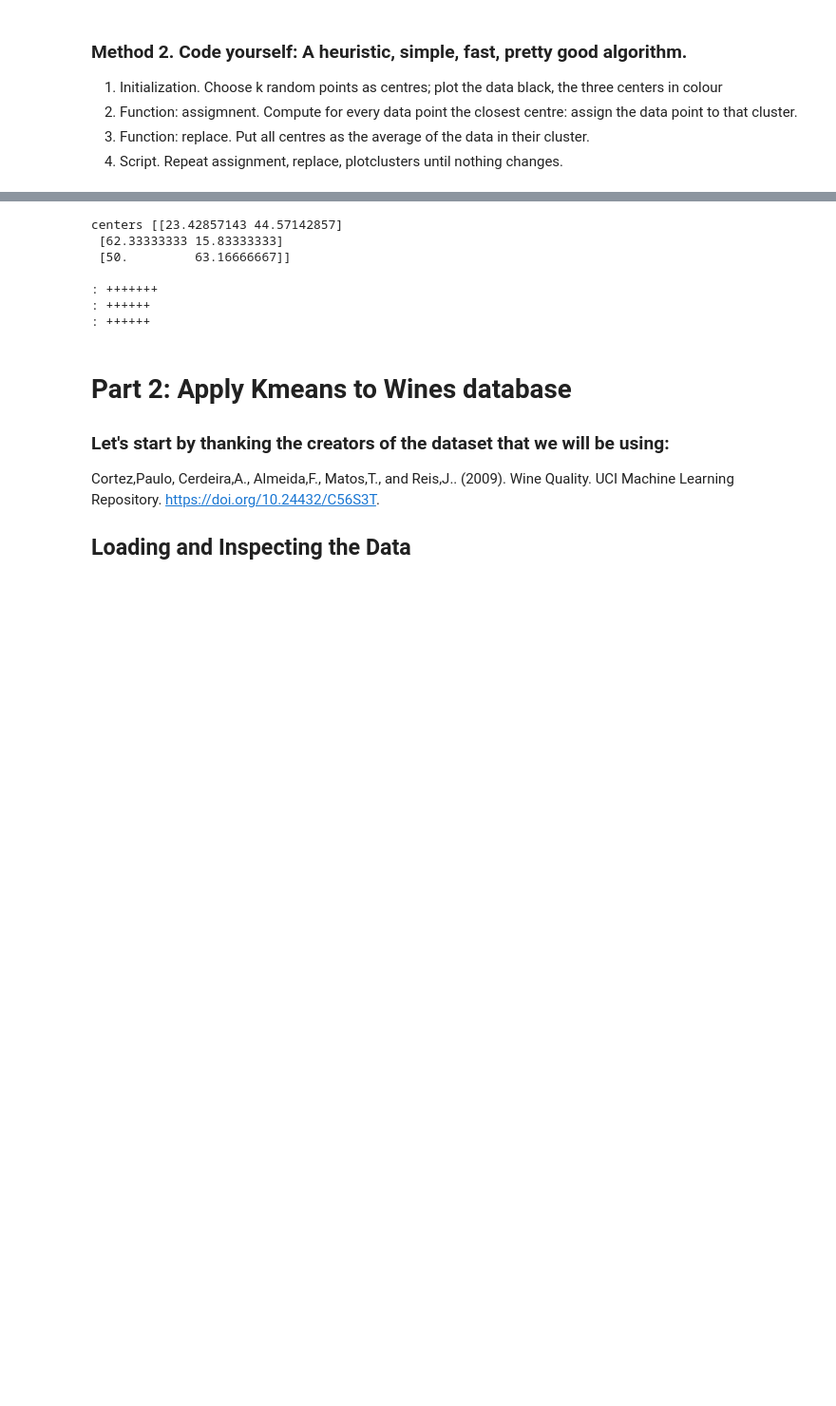
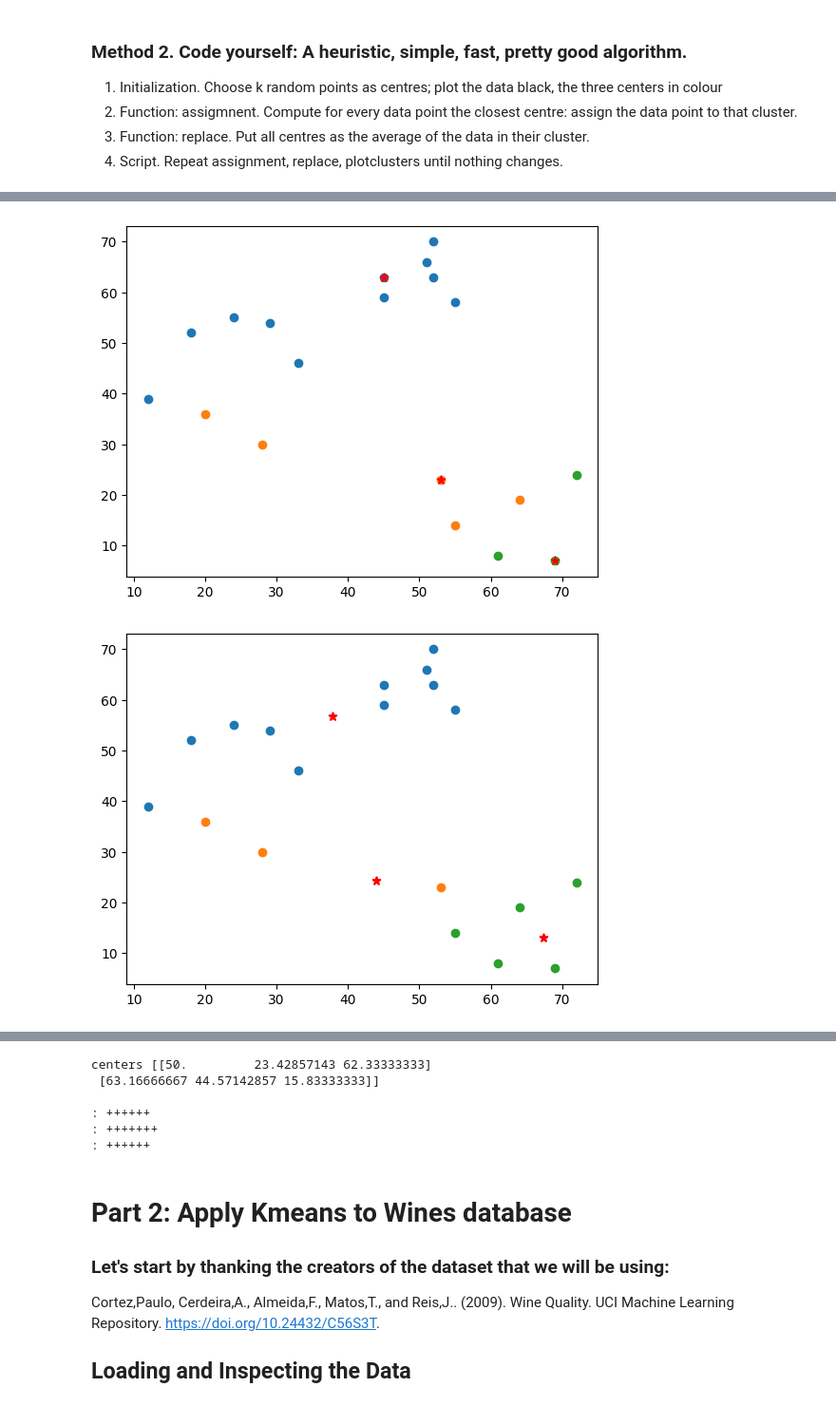
Before and after one commit to BenVigos/Machine-Learning, a Jupyter notebook: Assignment 3/Kmeans_assignment_2025_student.ipynb, the cells around one changed output, grey strips where cells are left out. Shown at 95% size. Cells and saved outputs as stored; diff of their text form; code cells hidden in the pictures; blank space fills up the shorter version.

```diff
--- a/Assignment 3/Kmeans_assignment_2025_student.ipynb
+++ b/Assignment 3/Kmeans_assignment_2025_student.ipynb
@@ -150,27 +155,28 @@ def replace_centers(cluster_points, cluster_centers):
         else:
             cluster = np.column_stack(cluster)
             new_cluster_centers.append(cluster.mean(1))
-    return np.array(new_cluster_centers)
+    return np.array(new_cluster_centers).T
 # %%
 ## Part 4. Script.
 
 def compute_kmeans(data: np.ndarray, k):
     cluster_centers = initialize_centroids(data, k)
-    # print(data, type(cluster_centers), k)
-    cluster_points = assignment(data, cluster_centers, k)
+    cluster_points = assignment(data, cluster_centers, k, plot=True)
     cluster_centers = replace_centers(cluster_points, cluster_centers)
     previous_centers = None
 
-    while previous_centers is not None and (cluster_centers != previous_centers.all()):
+    while previous_centers is None or (cluster_centers != previous_centers).any():
         previous_centers = cluster_centers
-        cluster_points = assignment(data, cluster_centers, k)
+        cluster_points = assignment(data, cluster_centers, k, plot=True)
         cluster_centers = replace_centers(cluster_points, cluster_centers)
 
     return cluster_points, cluster_centers
 
 points, centers = compute_kmeans(df, 3)
 print('centers', centers)
 print()
 for c in points:
     print(':', '+' * len(c))
 # %% [output]
+[figure, added]
+[figure, added]
@@ -177,10 +188,9 @@ for c in points:
-centers [[23.42857143 44.57142857]
- [62.33333333 15.83333333]
- [50.         63.16666667]]
+centers [[50.         23.42857143 62.33333333]
+ [63.16666667 44.57142857 15.83333333]]
 
+: ++++++
 : +++++++
 : ++++++
-: ++++++
 # %% [markdown]
 # Part 2: Apply Kmeans to Wines database
 
```
Also changed, not shown: parts of 4 cells of this notebook.
